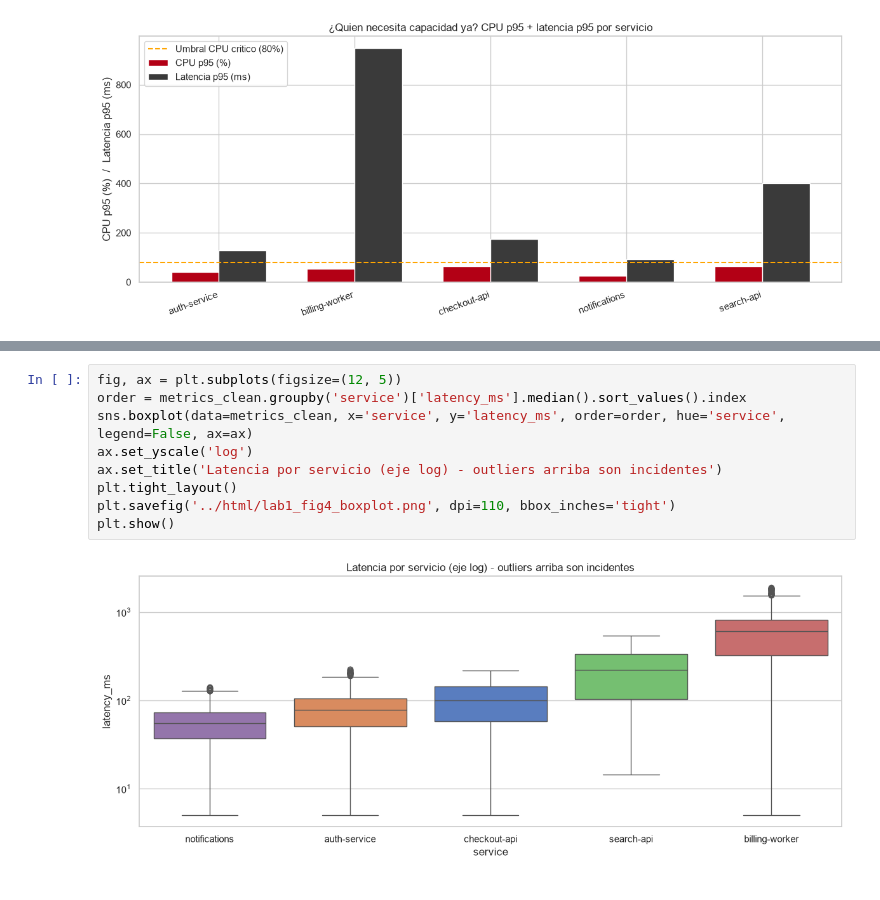
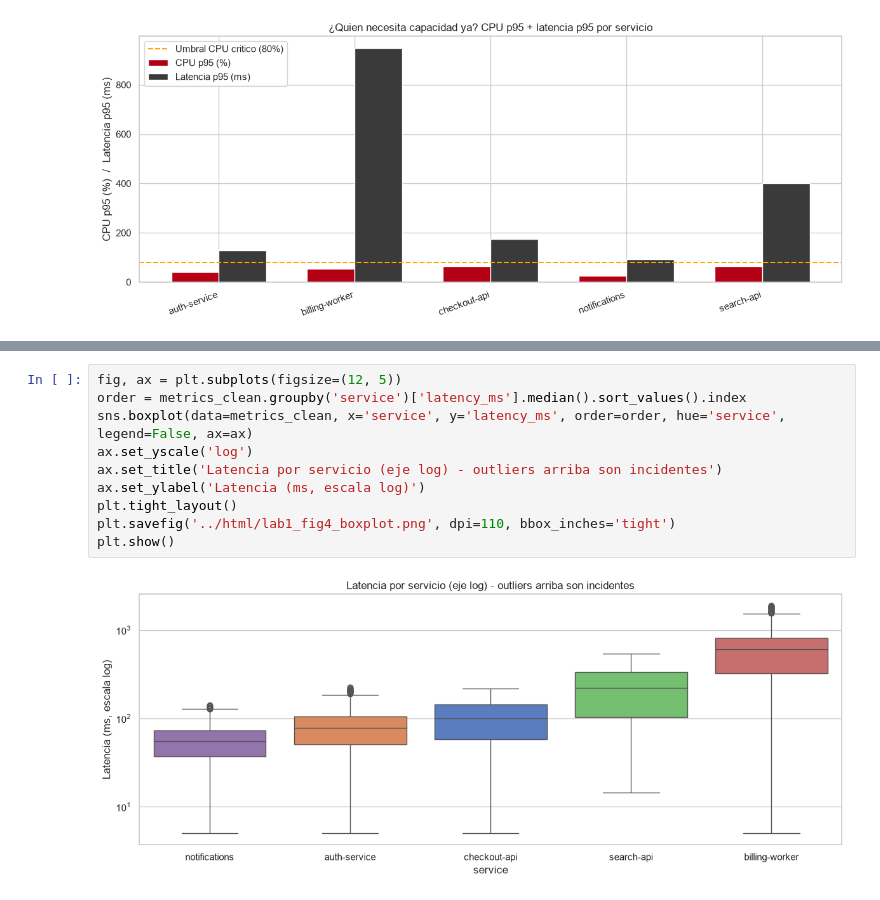
Before and after one commit to amcorrea0/sre-data-analytics, a Jupyter notebook: notebooks/lab1_observabilidad.ipynb, the cells around one changed output, grey strips where cells are left out. Saved outputs shown, nothing was run; the diff lists cells and outputs as text.

```diff
--- a/notebooks/lab1_observabilidad.ipynb
+++ b/notebooks/lab1_observabilidad.ipynb
@@ -144,11 +180,12 @@ plt.show()
 # %%
 fig, ax = plt.subplots(figsize=(12, 5))
 order = metrics_clean.groupby('service')['latency_ms'].median().sort_values().index
 sns.boxplot(data=metrics_clean, x='service', y='latency_ms', order=order, hue='service', legend=False, ax=ax)
 ax.set_yscale('log')
 ax.set_title('Latencia por servicio (eje log) - outliers arriba son incidentes')
+ax.set_ylabel('Latencia (ms, escala log)')
 plt.tight_layout()
 plt.savefig('../html/lab1_fig4_boxplot.png', dpi=110, bbox_inches='tight')
 plt.show()
 # %% [output]
-[figure, old version]
+[figure, new version]
```
Also changed, not shown: parts of 17 cells of this notebook, 28 other files.
